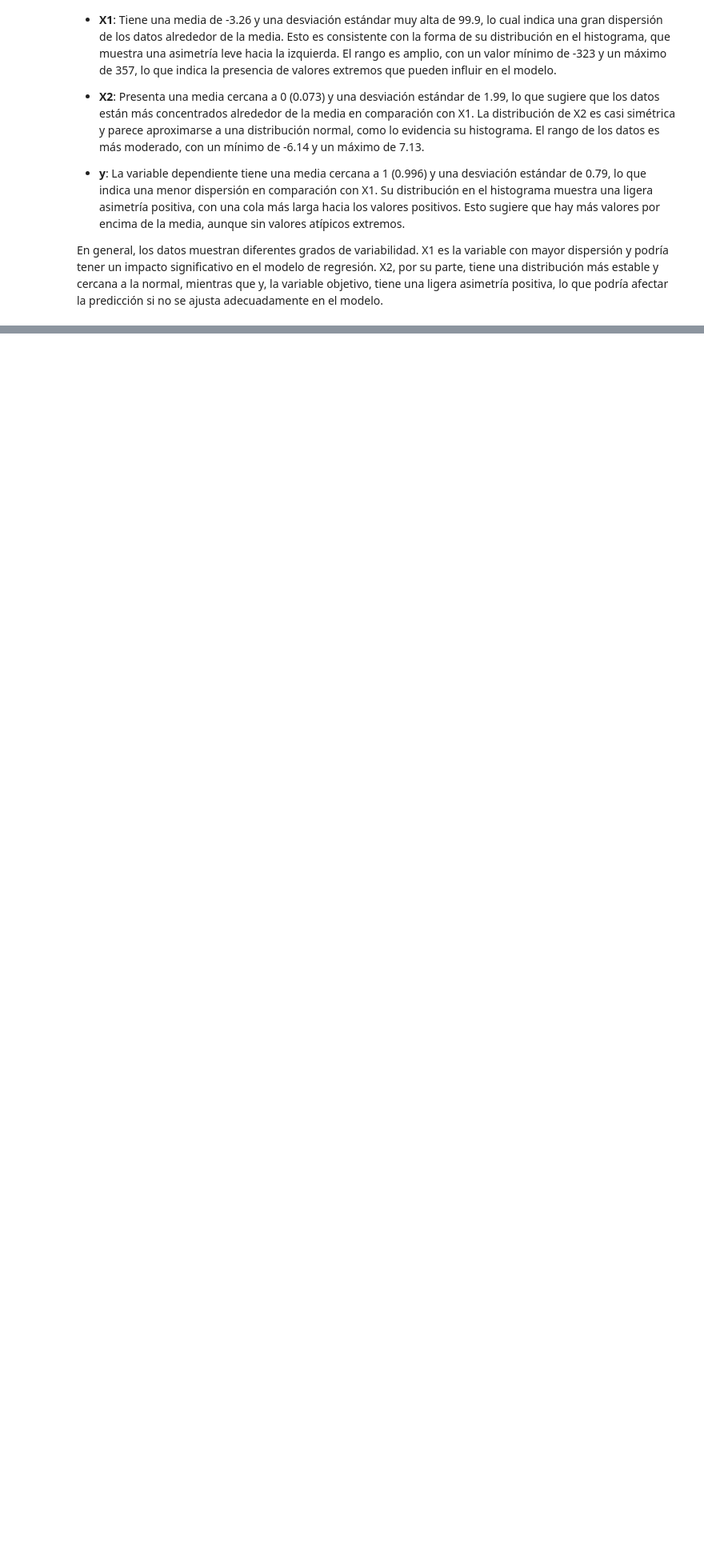
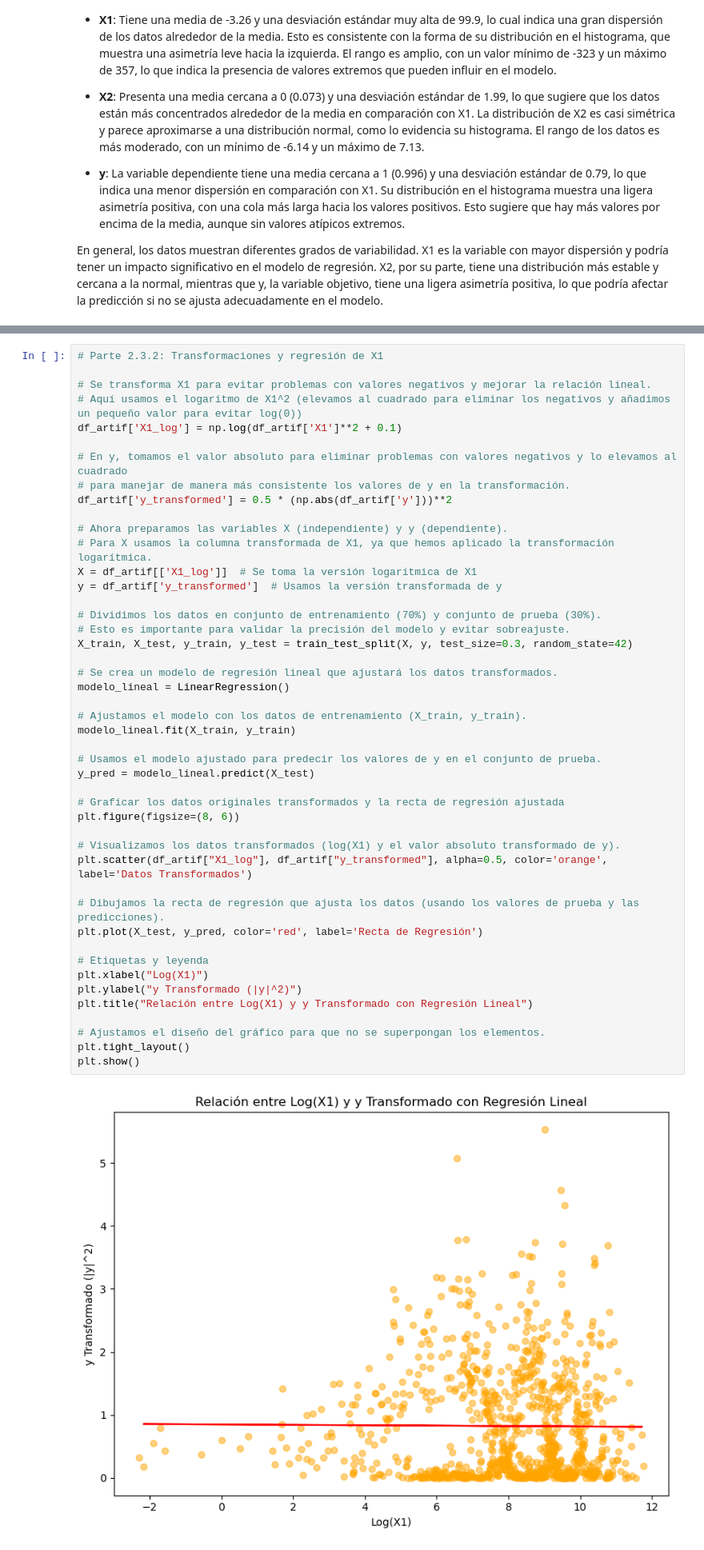
Before and after one commit to jclavijomartinez/IA2430, a Jupyter notebook: Proyecto1/JUAN-CLAVIJO-Proyecto1.ipynb, the cells around one changed output, grey strips where cells are left out. Shown at 80% size. Drawn from its saved outputs; the diff is of its cells as text; blank space fills up the shorter version.

```diff
--- a/Proyecto1/JUAN-CLAVIJO-Proyecto1.ipynb
+++ b/Proyecto1/JUAN-CLAVIJO-Proyecto1.ipynb
@@ -534,0 +521,48 @@ plt.show()
+# %%
+# Parte 2.3.2: Transformaciones y regresión de X1
+
+# Se transforma X1 para evitar problemas con valores negativos y mejorar la relación lineal.
+# Aquí usamos el logaritmo de X1^2 (elevamos al cuadrado para eliminar los negativos y añadimos un pequeño valor para evitar log(0))
+df_artif['X1_log'] = np.log(df_artif['X1']**2 + 0.1)
+
+# En y, tomamos el valor absoluto para eliminar problemas con valores negativos y lo elevamos al cuadrado
+# para manejar de manera más consistente los valores de y en la transformación.
+df_artif['y_transformed'] = 0.5 * (np.abs(df_artif['y']))**2
+
+# Ahora preparamos las variables X (independiente) y y (dependiente).
+# Para X usamos la columna transformada de X1, ya que hemos aplicado la transformación logarítmica.
+X = df_artif[['X1_log']]  # Se toma la versión logarítmica de X1
+y = df_artif['y_transformed']  # Usamos la versión transformada de y
+
+# Dividimos los datos en conjunto de entrenamiento (70%) y conjunto de prueba (30%).
+# Esto es importante para validar la precisión del modelo y evitar sobreajuste.
+X_train, X_test, y_train, y_test = train_test_split(X, y, test_size=0.3, random_state=42)
+
+# Se crea un modelo de regresión lineal que ajustará los datos transformados.
+modelo_lineal = LinearRegression()
+
+# Ajustamos el modelo con los datos de entrenamiento (X_train, y_train).
+modelo_lineal.fit(X_train, y_train)
+
+# Usamos el modelo ajustado para predecir los valores de y en el conjunto de prueba.
+y_pred = modelo_lineal.predict(X_test)
+
+# Graficar los datos originales transformados y la recta de regresión ajustada
+plt.figure(figsize=(8, 6))
+
+# Visualizamos los datos transformados (log(X1) y el valor absoluto transformado de y).
+plt.scatter(df_artif["X1_log"], df_artif["y_transformed"], alpha=0.5, color='orange', label='Datos Transformados')
+
+# Dibujamos la recta de regresión que ajusta los datos (usando los valores de prueba y las predicciones).
+plt.plot(X_test, y_pred, color='red', label='Recta de Regresión')
+
+# Etiquetas y leyenda
+plt.xlabel("Log(X1)")
+plt.ylabel("y Transformado (|y|^2)")
+plt.title("Relación entre Log(X1) y y Transformado con Regresión Lineal")
+
+# Ajustamos el diseño del gráfico para que no se superpongan los elementos.
+plt.tight_layout()
+plt.show()
+# %% [output]
+[figure, added]
```
Also changed, not shown: parts of 11 cells of this notebook.
